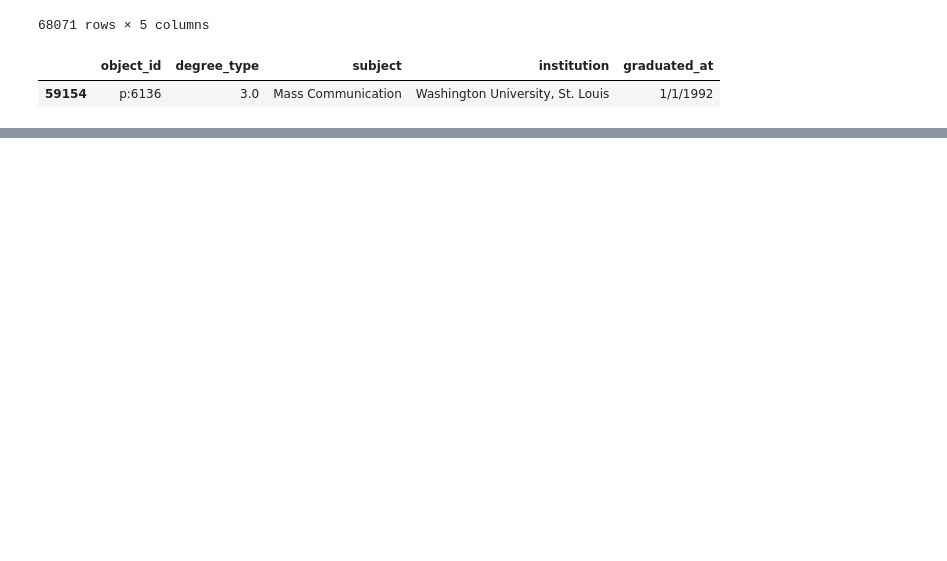
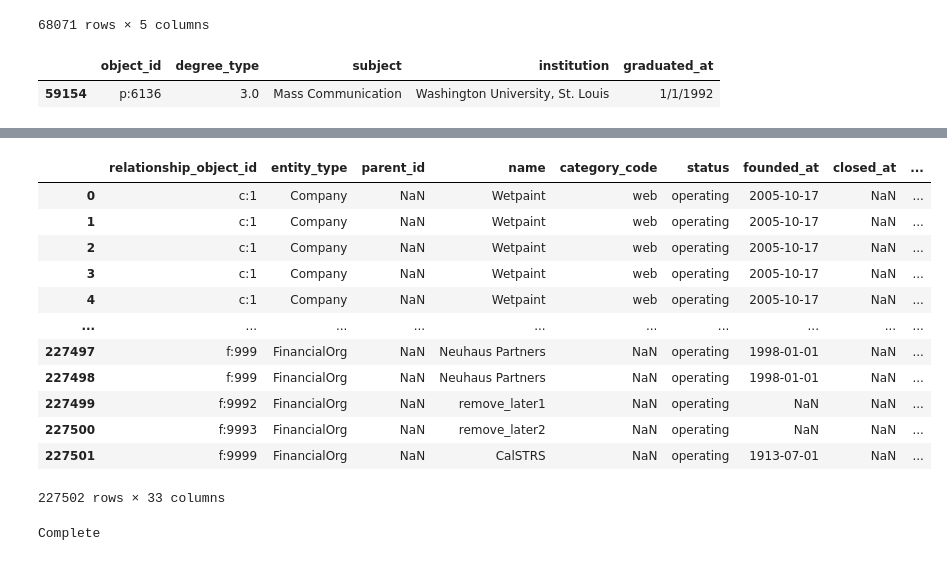
Before and after one commit to PaulIsenberg/FWIP_Venture, a Jupyter notebook: CompPplDegree.ipynb, the cells around one changed output, grey strips where cells are left out. Drawn from its saved outputs; the diff is of its cells as text; code cells hidden in the pictures; blank space fills up the shorter version.

```diff
--- a/CompPplDegree.ipynb
+++ b/CompPplDegree.ipynb
@@ -257,0 +373,3 @@ Name: degree_type, dtype: int64
+# %%
+rel = pd.read_csv(path+'relationships_clean.csv', index_col=0)
+rel.head()
@@ -257,0 +383,3 @@ Name: degree_type, dtype: int64
+# %%
+pdr = rel.merge(ppl_deg, how = 'inner', on='person_object_id')
+pdr
@@ -257,0 +431,22 @@ Name: degree_type, dtype: int64
+# %%
+pdrc = companies.merge(pdr, how = 'inner', on='relationship_object_id')
+pdrc
+# %% [output]
+|  | relationship_object_id | entity_type | parent_id | name | category_code | status | founded_at | closed_at | ... |
+| 0 | c:1 | Company | NaN | Wetpaint | web | operating | 2005-10-17 | NaN | ... |
+| 1 | c:1 | Company | NaN | Wetpaint | web | operating | 2005-10-17 | NaN | ... |
+| 2 | c:1 | Company | NaN | Wetpaint | web | operating | 2005-10-17 | NaN | ... |
+| 3 | c:1 | Company | NaN | Wetpaint | web | operating | 2005-10-17 | NaN | ... |
+| 4 | c:1 | Company | NaN | Wetpaint | web | operating | 2005-10-17 | NaN | ... |
+| ... | ... | ... | ... | ... | ... | ... | ... | ... | ... |
+| 227497 | f:999 | FinancialOrg | NaN | Neuhaus Partners | NaN | operating | 1998-01-01 | NaN | ... |
+| 227498 | f:999 | FinancialOrg | NaN | Neuhaus Partners | NaN | operating | 1998-01-01 | NaN | ... |
+| 227499 | f:9992 | FinancialOrg | NaN | remove_later1 | NaN | operating | NaN | NaN | ... |
+| 227500 | f:9993 | FinancialOrg | NaN | remove_later2 | NaN | operating | NaN | NaN | ... |
+| 227501 | f:9999 | FinancialOrg | NaN | CalSTRS | NaN | operating | 1913-07-01 | NaN | ... |
+227502 rows × 33 columns
+# %%
+pdrc.to_csv(path+'degrees_complete.csv')
+print('Complete')
+# %% [output]
+Complete
```
Also changed, not shown: parts of 26 cells of this notebook, 7 other files.
